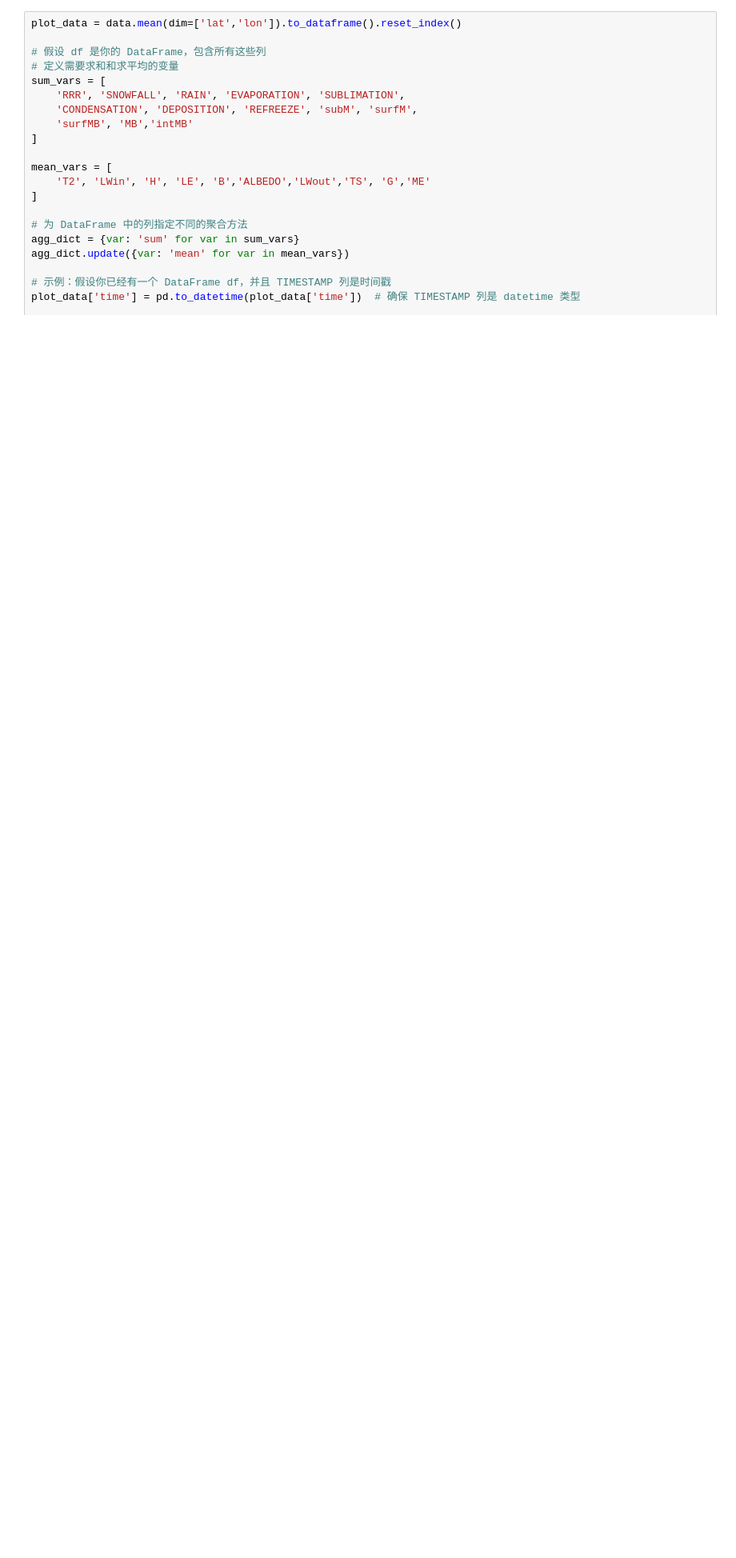
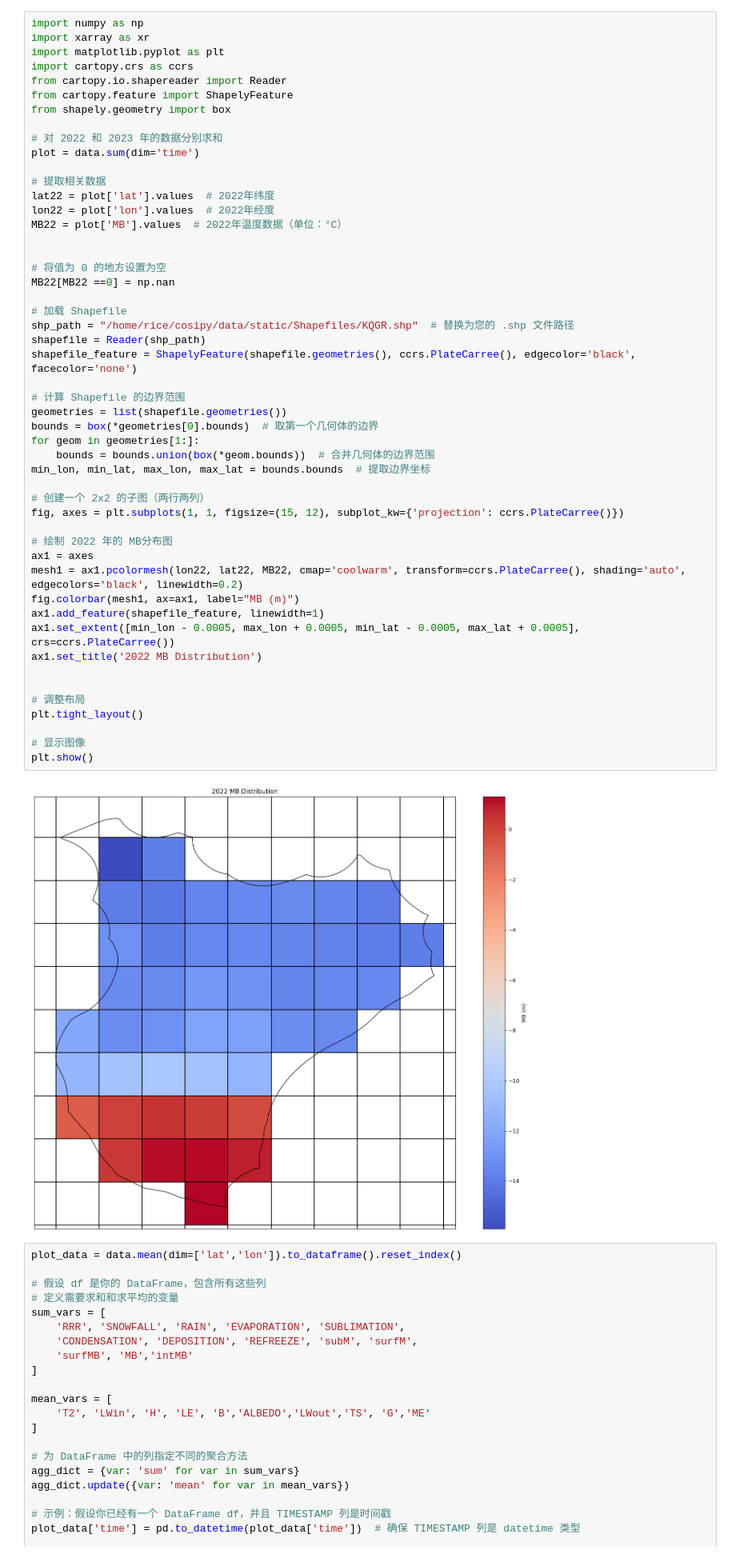
Before and after one commit to Rice-cas/cosipy_kqgr, a Jupyter notebook: plot_result.ipynb, the cells around one changed output. Shown at 80% size. Cells and saved outputs as stored; diff of their text form; blank space fills up the shorter version.

```diff
--- a/plot_result.ipynb
+++ b/plot_result.ipynb
@@ -6,3 +28,55 @@ data = xr.open_dataset("/home/rice/cosipy/data/output/kqgr_test_20220601-2022093
+# %%
+import numpy as np
+import xarray as xr
+import matplotlib.pyplot as plt
+import cartopy.crs as ccrs
+from cartopy.io.shapereader import Reader
+from cartopy.feature import ShapelyFeature
+from shapely.geometry import box
+
+# 对 2022 和 2023 年的数据分别求和
+plot = data.sum(dim='time')
+
+# 提取相关数据
+lat22 = plot['lat'].values  # 2022年纬度
+lon22 = plot['lon'].values  # 2022年经度
+MB22 = plot['MB'].values  # 2022年温度数据（单位：°C）
+
+
+# 将值为 0 的地方设置为空
+MB22[MB22 ==0] = np.nan
+
+# 加载 Shapefile
+shp_path = "/home/rice/cosipy/data/static/Shapefiles/KQGR.shp"  # 替换为您的 .shp 文件路径
+shapefile = Reader(shp_path)
+shapefile_feature = ShapelyFeature(shapefile.geometries(), ccrs.PlateCarree(), edgecolor='black', facecolor='none')
+
+# 计算 Shapefile 的边界范围
+geometries = list(shapefile.geometries())
+bounds = box(*geometries[0].bounds)  # 取第一个几何体的边界
+for geom in geometries[1:]:
+    bounds = bounds.union(box(*geom.bounds))  # 合并几何体的边界范围
+min_lon, min_lat, max_lon, max_lat = bounds.bounds  # 提取边界坐标
+
+# 创建一个 2x2 的子图（两行两列）
+fig, axes = plt.subplots(1, 1, figsize=(15, 12), subplot_kw={'projection': ccrs.PlateCarree()})
+
+# 绘制 2022 年的 MB分布图
+ax1 = axes
+mesh1 = ax1.pcolormesh(lon22, lat22, MB22, cmap='coolwarm', transform=ccrs.PlateCarree(), shading='auto', edgecolors='black', linewidth=0.2)
+fig.colorbar(mesh1, ax=ax1, label="MB (m)")
+ax1.add_feature(shapefile_feature, linewidth=1)
+ax1.set_extent([min_lon - 0.0005, max_lon + 0.0005, min_lat - 0.0005, max_lat + 0.0005], crs=ccrs.PlateCarree())
+ax1.set_title('2022 MB Distribution')
+
+
+# 调整布局
+plt.tight_layout()
+
+# 显示图像
+plt.show()
+# %% [output]
+[figure, added]
 # %%
 plot_data = data.mean(dim=['lat','lon']).to_dataframe().reset_index()
 
```
Also changed, not shown: parts of 9 cells of this notebook, 9 other files.
